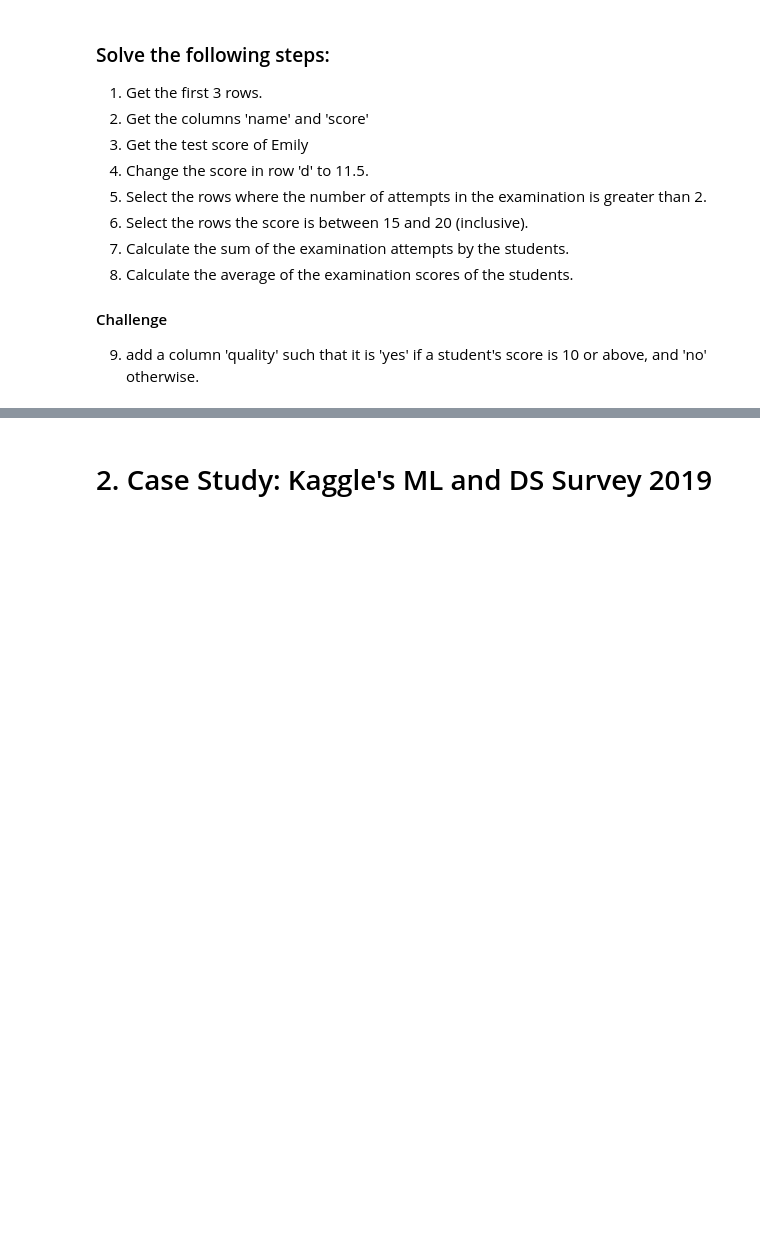
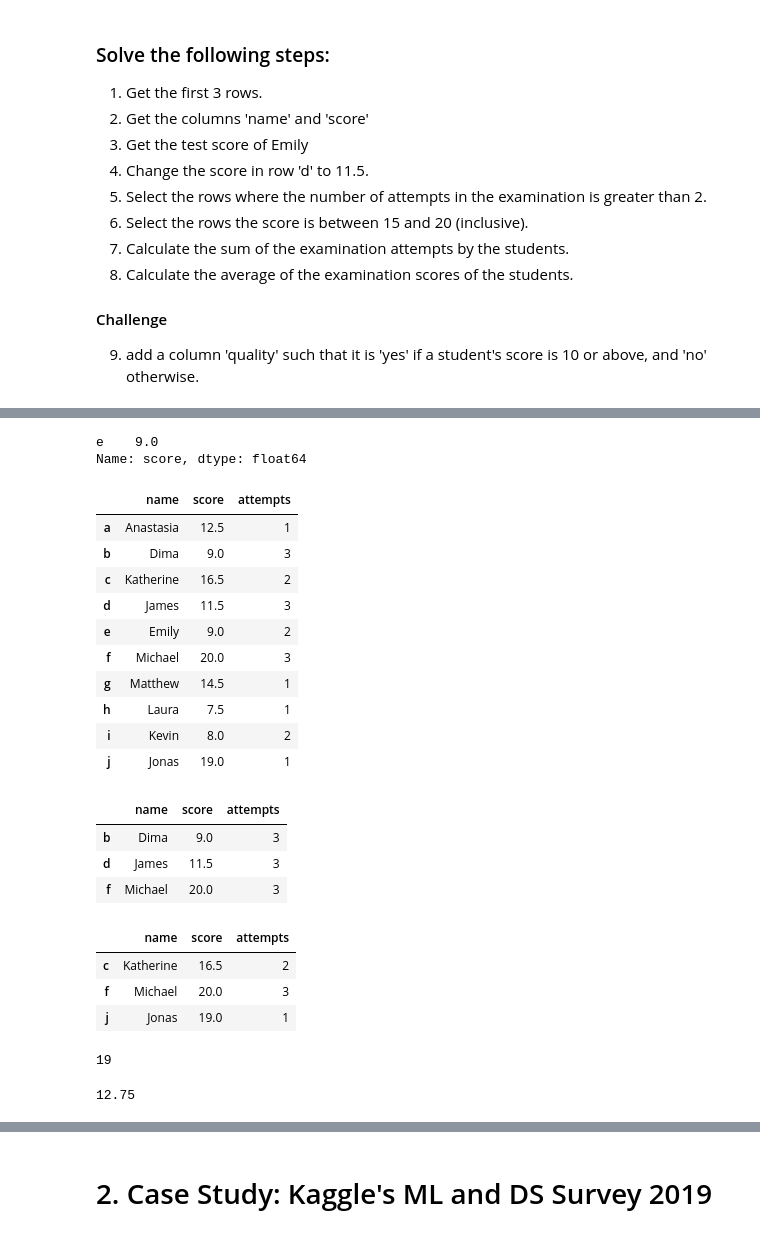
Before and after one commit to jaidevd/springboard-oc, a Jupyter notebook: 01_pyds/01_pandas_intro.ipynb, the cells around one changed output, grey strips where cells are left out. Cells and saved outputs as stored; diff of their text form; code cells hidden in the pictures; blank space fills up the shorter version.

```diff
--- a/01_pyds/01_pandas_intro.ipynb
+++ b/01_pyds/01_pandas_intro.ipynb
@@ -52,2 +94,47 @@ df
+# %%
+df[df['name'] == 'Emily']['score']
+# %% [output]
+e    9.0
+Name: score, dtype: float64
+# %%
+# Q4 - Change the score in row 'd' to 11.5
+df.loc['d', 'score'] = 11.5
+df
+# %% [output]
+|  | name | score | attempts |
+| a | Anastasia | 12.5 | 1 |
+| b | Dima | 9.0 | 3 |
+| c | Katherine | 16.5 | 2 |
+| d | James | 11.5 | 3 |
+| e | Emily | 9.0 | 2 |
+| f | Michael | 20.0 | 3 |
+| g | Matthew | 14.5 | 1 |
+| h | Laura | 7.5 | 1 |
+| i | Kevin | 8.0 | 2 |
+| j | Jonas | 19.0 | 1 |
+# %%
+# Q5 - Select the rows where the number of attempts in the examination is greater than 2
+df[df['attempts'] == 3]
+# %% [output]
+|  | name | score | attempts |
+| b | Dima | 9.0 | 3 |
+| d | James | 11.5 | 3 |
+| f | Michael | 20.0 | 3 |
+# %%
+# Q6 - Select the rows the score is between 15 and 20 (inclusive)
+df[(df['score'] >= 15) & (df['score'] <= 20 )]
+# %% [output]
+|  | name | score | attempts |
+| c | Katherine | 16.5 | 2 |
+| f | Michael | 20.0 | 3 |
+| j | Jonas | 19.0 | 1 |
+# %%
+# Q7 - Calculate the sum of the examination attempts by the students.
+df['attempts'].sum()
+# %% [output]
+19
 # %%
-# Q2 - Enter code here
+# Q8 - Enter code here
+df['score'].mean()
+# %% [output]
+12.75
```
Also changed, not shown: parts of 31 cells of this notebook, 4 other files.
